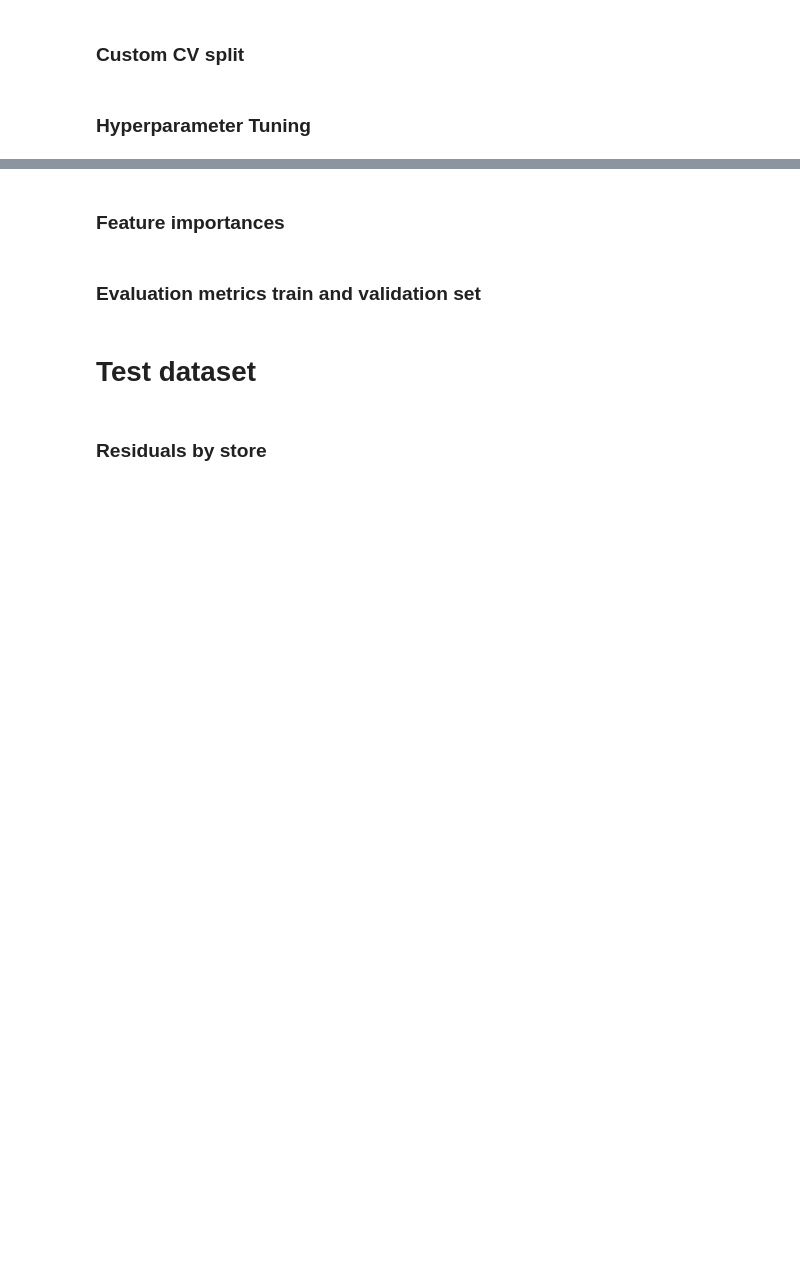
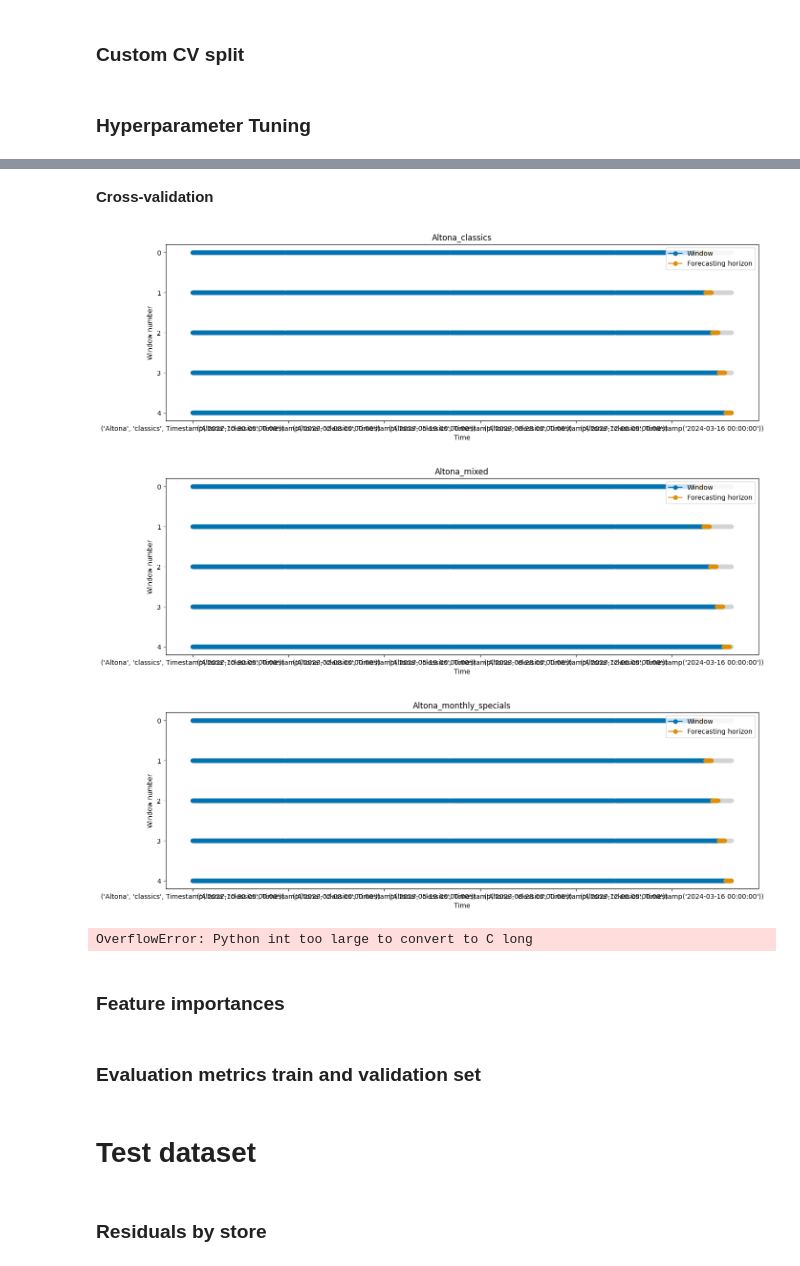
Before and after one commit to vlatko-v/sweet-spot-donut-sales-forecasting, a Jupyter notebook: catboost.ipynb, the cells around one changed output, grey strips where cells are left out. Cells and saved outputs as stored; diff of their text form; code cells hidden in the pictures; blank space fills up the shorter version.

Commit message:
updated visualisation and catboost notebooks

```diff
--- a/catboost.ipynb
+++ b/catboost.ipynb
@@ -125,7 +125,7 @@ def create_train_validation_folds(df):
     cv = cv[::-1]
     return cv
 # %%
-create_train_validation_folds(x_train_daily_totalamount)
+create_train_validation_folds(train_daily)
 # %%
 def create_train_validation_dataset(df):
     last_val_date = df.date.max()
@@ -140,7 +140,7 @@ def create_train_validation_dataset(df):
     return cv
 # %%
 for i in range(5):
-  globals()[f"train_{i}"], globals()[f"val_{i}"] = create_train_validation_dataset(x_train_daily_totalamount)[i]
+  globals()[f"train_{i}"], globals()[f"val_{i}"] = create_train_validation_dataset(train_daily)[i]
 # %%
 val_4.head()
 # %%
@@ -157,0 +184,4 @@ for set, train, val:
+# %%
+train_2 = train[date + catfeat + numfeat]
+train_2 = train_2[train_2["item_category"] != "daily total"]
+train_2 = pd.concat([train_2, train[train["item_category"] != "daily total"]["total_amount"]], axis = 1)
@@ -157,0 +210,25 @@ for set, train, val:
+# %% [markdown]
+**Cross-validation**
+# %%
+
+def get_initial_window_size(store_group, validation_length, num_folds):
+    total_periods = len(store_group.index.get_level_values('date').unique())
+    initial_window = total_periods - validation_length * num_folds
+    return initial_window
+
+cv_list = []
+
+for (store, item_category), group in train_2_wind.groupby(level=['store_name', 'item_category']):
+
+    # Calculate the initial window size for the current store
+    initial_window = get_initial_window_size(group, validation_length = 7, num_folds = 5)
+
+    # Initialize the ExpandingWindowSplitter for the current group
+    splitter = ExpandingWindowSplitter(
+        initial_window=initial_window,
+        step_length=7,
+        fh=list(range(1, 7 + 1))
+    )
+
+    cv_list.append(({f"{store}"+"_"+f"{item_category}":splitter},
+                        {f"{store}"+"_"+f"{item_category}":group}))
@@ -157,0 +286,8 @@ for set, train, val:
+# %%
+for i in range(3):
+    plot_windows(list(cv_list[i][0].values())[0], list(cv_list[0][1].values())[0],
+                 title = list(cv_list[i][0].keys())[0])
+# %% [output]
+[figure, added]
+[figure, added]
+[figure, added]
@@ -169,3 +317,12 @@ grid = {
+# %%
+fit_cv_list = []
+
+for i in range(len(rscv_list)-35):
+    fitted_cv = list(rscv_list[i].values())[0].fit(y = y_train_2_wind, X = x_train_2_wind)
+
+    fit_cv_list.append({f"rscv_{list(rscv_list[i].keys())[0]}":fitted_cv})
+# %% [output]
+OverflowError: Python int too large to convert to C long
 # %%
 model = cb.CatBoostRegressor(cat_features=catfeat)
 # %%
```
Also changed, not shown: parts of 26 cells of this notebook, 1 other file.
